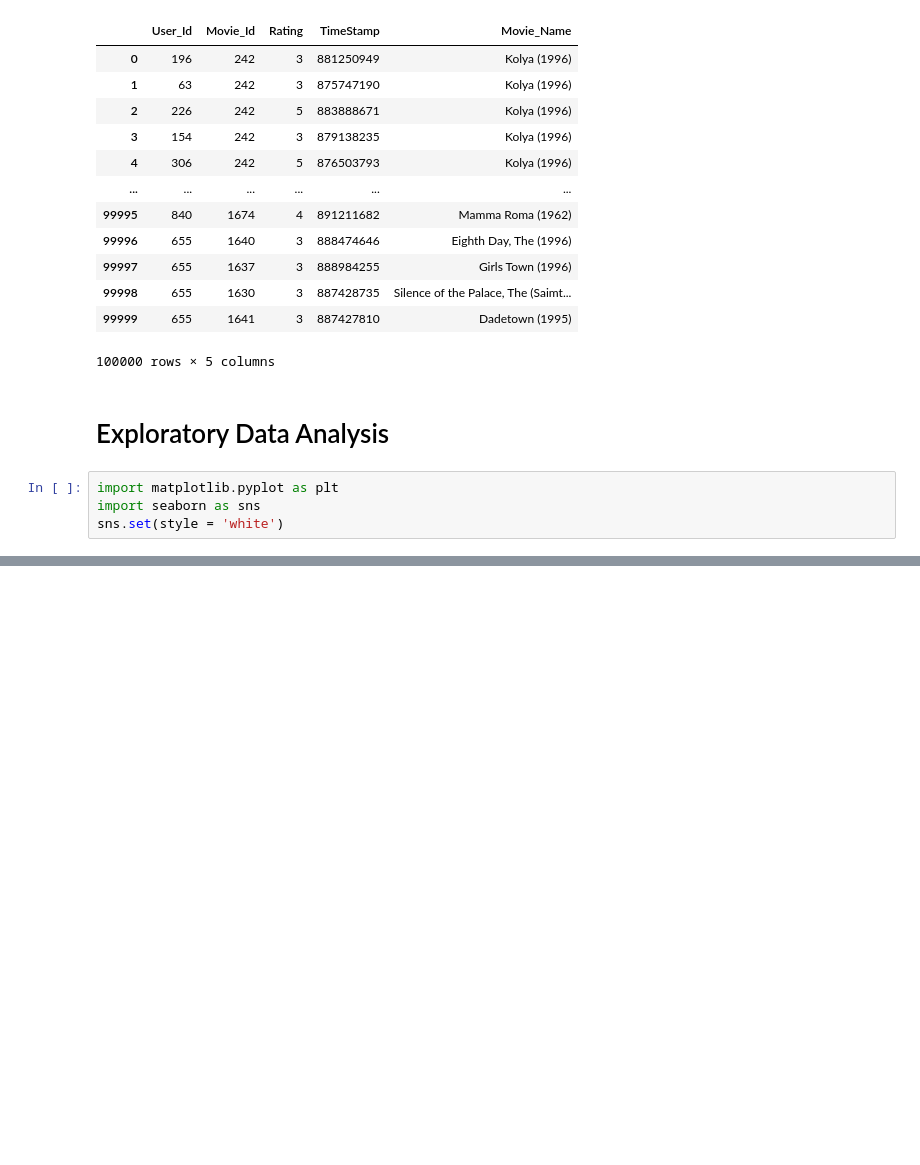
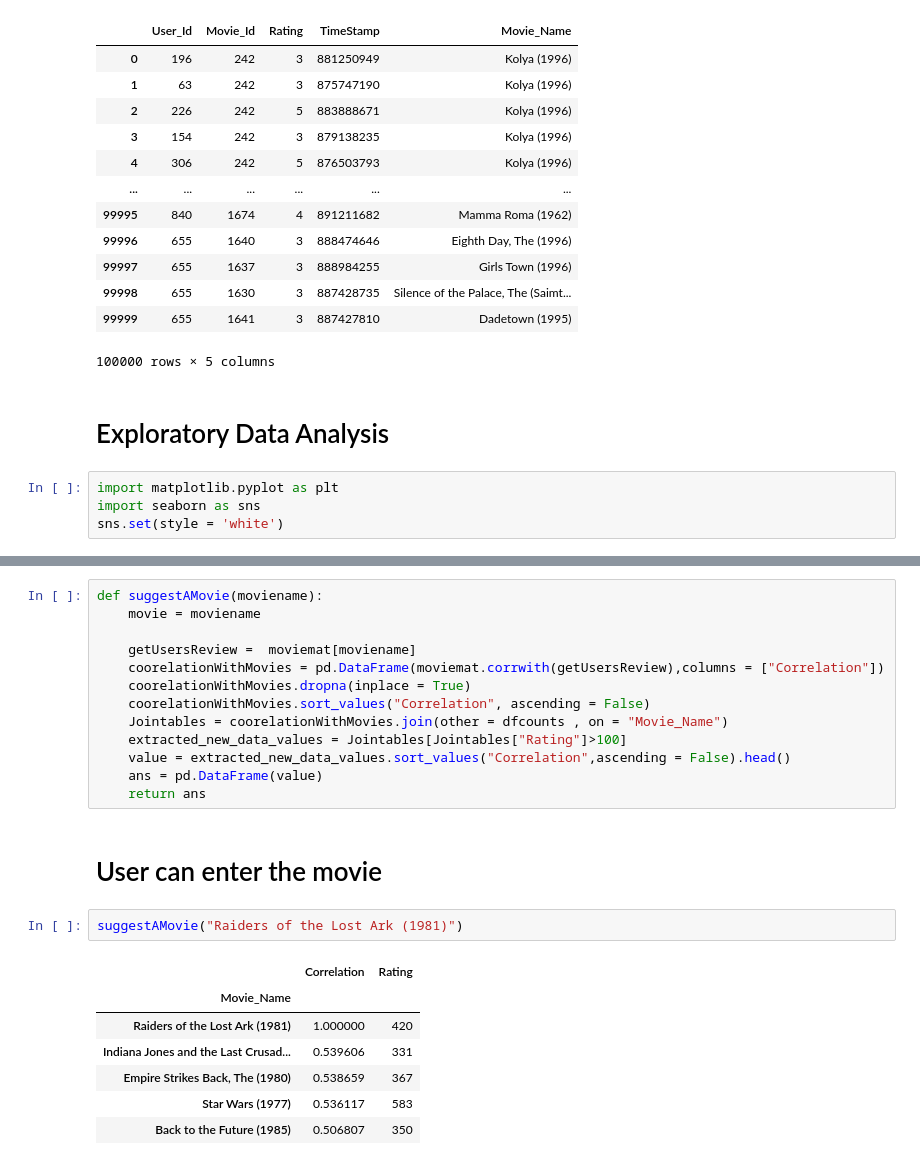
Before and after one commit to mihirarora28/Mini-Movie-Recommendation-System, a Jupyter notebook: Movie Recommendation System.ipynb, the cells around one changed output, grey strips where cells are left out. Drawn from its saved outputs; the diff is of its cells as text; blank space fills up the shorter version.

```diff
--- a/Movie Recommendation System.ipynb
+++ b/Movie Recommendation System.ipynb
@@ -149,0 +229,25 @@ sns.jointplot(x = 'Rating', y = 'People rated',data = dfrating, alpha = 0.5)
+# %%
+def suggestAMovie(moviename):
+    movie = moviename
+
+    getUsersReview =  moviemat[moviename]
+    coorelationWithMovies = pd.DataFrame(moviemat.corrwith(getUsersReview),columns = ["Correlation"])
+    coorelationWithMovies.dropna(inplace = True)
+    coorelationWithMovies.sort_values("Correlation", ascending = False)
+    Jointables = coorelationWithMovies.join(other = dfcounts , on = "Movie_Name")
+    extracted_new_data_values = Jointables[Jointables["Rating"]>100]
+    value = extracted_new_data_values.sort_values("Correlation",ascending = False).head()
+    ans = pd.DataFrame(value)
+    return ans
+# %% [markdown]
+# User can enter the movie
+# %%
+suggestAMovie("Raiders of the Lost Ark (1981)")
+# %% [output]
+|  | Correlation | Rating |
+| Movie_Name |  |  |
+| Raiders of the Lost Ark (1981) | 1.000000 | 420 |
+| Indiana Jones and the Last Crusad... | 0.539606 | 331 |
+| Empire Strikes Back, The (1980) | 0.538659 | 367 |
+| Star Wars (1977) | 0.536117 | 583 |
+| Back to the Future (1985) | 0.506807 | 350 |
```
Also changed, not shown: parts of 20 cells of this notebook.
